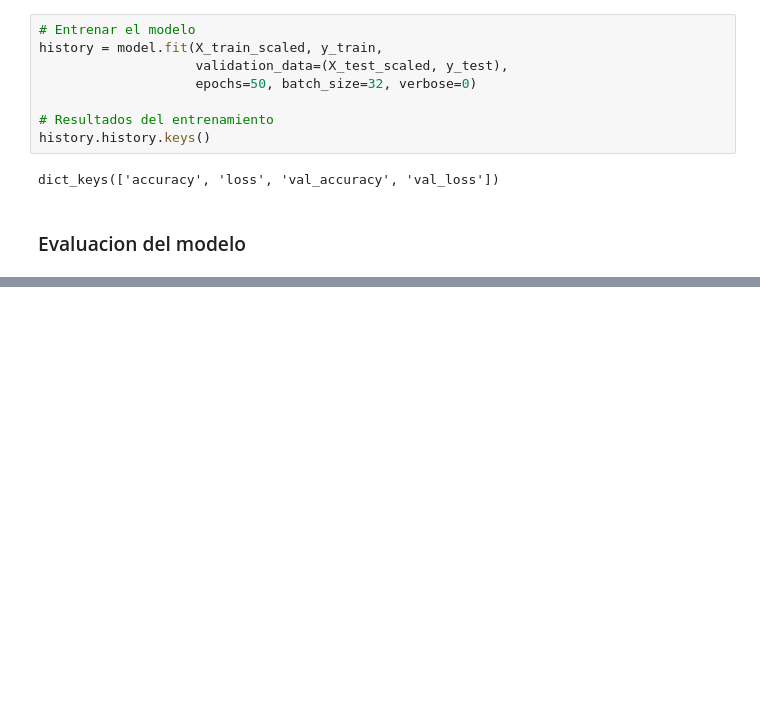
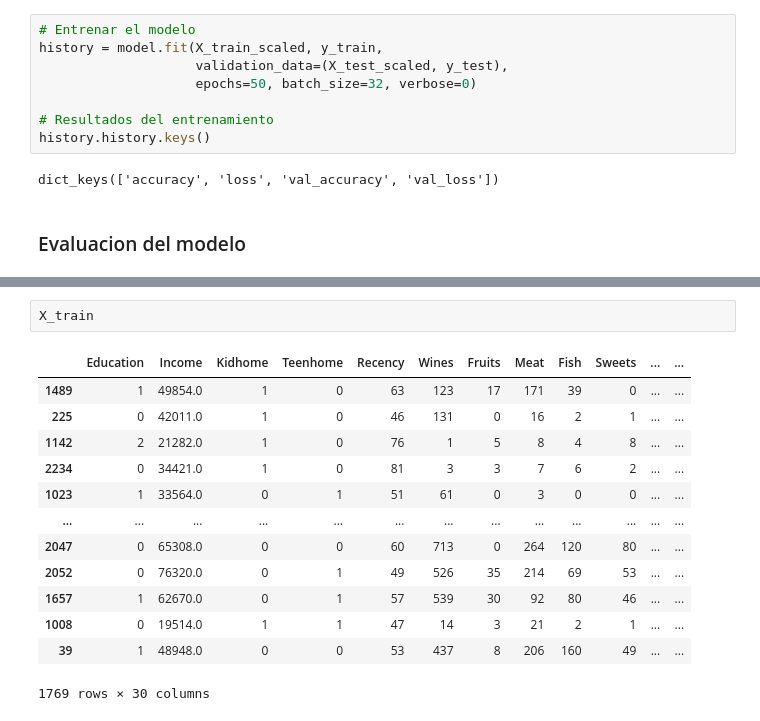
Before and after one commit to Bagnoli95/mitic_bootcamp_exam, a Jupyter notebook: notebooks/examen_3_intento_2.ipynb, the cells around one changed output, grey strips where cells are left out. Cells and saved outputs as stored; diff of their text form; blank space fills up the shorter version.

```diff
--- a/notebooks/examen_3_intento_2.ipynb
+++ b/notebooks/examen_3_intento_2.ipynb
@@ -657,0 +700,16 @@ weighted avg       0.99      0.99      0.99       443
+# %%
+X_train
+# %% [output]
+|  | Education | Income | Kidhome | Teenhome | Recency | Wines | Fruits | Meat | Fish | Sweets | ... | ... |
+| 1489 | 1 | 49854.0 | 1 | 0 | 63 | 123 | 17 | 171 | 39 | 0 | ... | ... |
+| 225 | 0 | 42011.0 | 1 | 0 | 46 | 131 | 0 | 16 | 2 | 1 | ... | ... |
+| 1142 | 2 | 21282.0 | 1 | 0 | 76 | 1 | 5 | 8 | 4 | 8 | ... | ... |
+| 2234 | 0 | 34421.0 | 1 | 0 | 81 | 3 | 3 | 7 | 6 | 2 | ... | ... |
+| 1023 | 1 | 33564.0 | 0 | 1 | 51 | 61 | 0 | 3 | 0 | 0 | ... | ... |
+| ... | ... | ... | ... | ... | ... | ... | ... | ... | ... | ... | ... | ... |
+| 2047 | 0 | 65308.0 | 0 | 0 | 60 | 713 | 0 | 264 | 120 | 80 | ... | ... |
+| 2052 | 0 | 76320.0 | 0 | 1 | 49 | 526 | 35 | 214 | 69 | 53 | ... | ... |
+| 1657 | 1 | 62670.0 | 0 | 1 | 57 | 539 | 30 | 92 | 80 | 46 | ... | ... |
+| 1008 | 0 | 19514.0 | 1 | 1 | 47 | 14 | 3 | 21 | 2 | 1 | ... | ... |
+| 39 | 1 | 48948.0 | 0 | 0 | 53 | 437 | 8 | 206 | 160 | 49 | ... | ... |
+1769 rows × 30 columns
```
Also changed, not shown: parts of 18 cells of this notebook.
